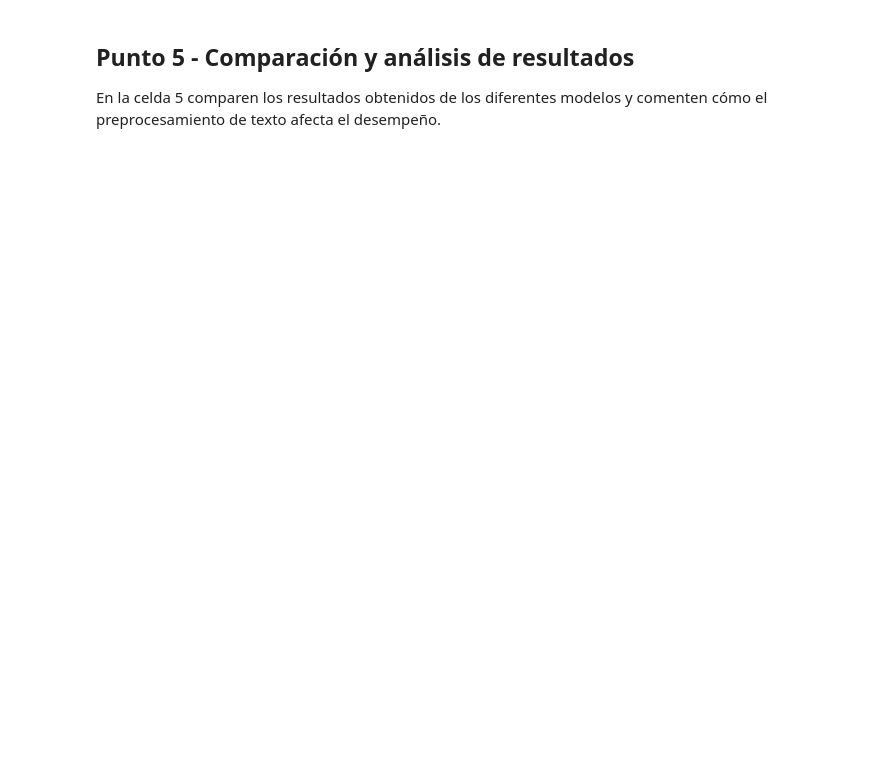
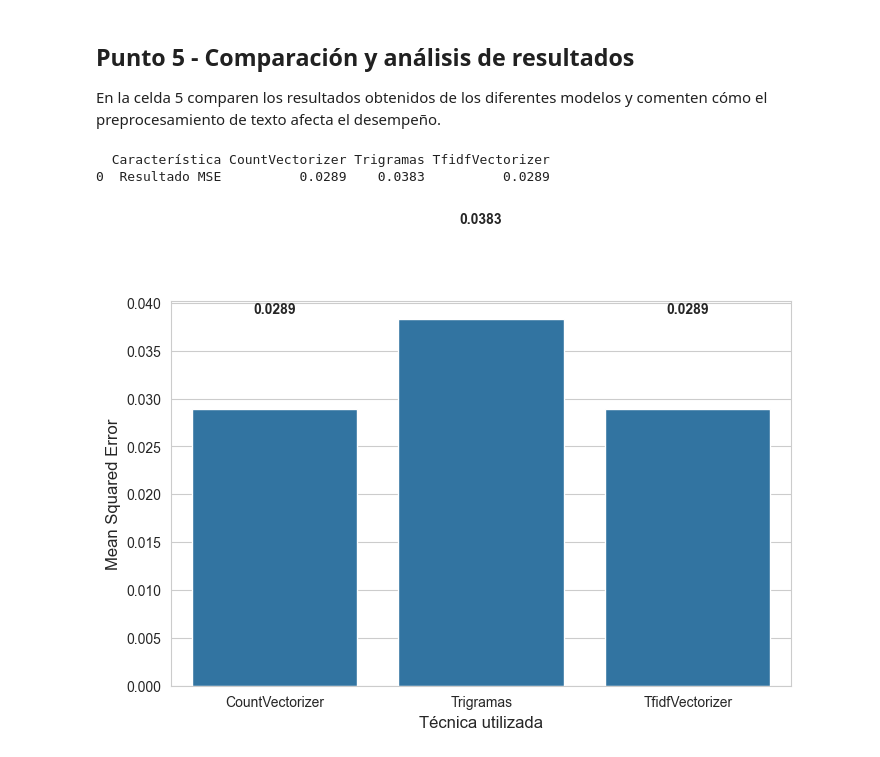
Before and after one commit to johnjmeneses/MIAD_ML_NLP_2026, a Jupyter notebook: Semana 4/TallerS4-G13.ipynb, the cells around one changed output. Cells and saved outputs as stored; diff of their text form; code cells hidden in the pictures; blank space fills up the shorter version.

```diff
--- a/Semana 4/TallerS4-G13.ipynb
+++ b/Semana 4/TallerS4-G13.ipynb
@@ -192,0 +208,36 @@ En la celda 5 comparen los resultados obtenidos de los diferentes modelos y come
+# %%
+# Celda 5 Código para graficos y tablas comparativas
+tabla_comparativa = {
+    "Característica": ["Resultado MSE"],
+    "CountVectorizer": [f"{mse1:.4f}"],
+    "Trigramas": [f"{mse:.4f}"],
+    "TfidfVectorizer": [f"{mse_TFIDF:.4f}"]
+}
+# Creamos el DataFrame
+tabla = pd.DataFrame(tabla_comparativa)
+print(tabla)
+
+#Visualizacion
+import matplotlib.pyplot as plt
+import seaborn as sns
+# Configuración de estilo
+plt.figure(figsize=(8, 5))
+sns.set_style("whitegrid")
+
+metodos = ['CountVectorizer', 'Trigramas', 'TfidfVectorizer']
+valores_mse = [mse1, mse, mse_TFIDF]
+
+grafico = sns.barplot(x=metodos, y=valores_mse)
+
+plt.ylabel('Mean Squared Error', fontsize=12)
+plt.xlabel('Técnica utilizada', fontsize=12)
+
+# Mostrar los valores encima de las barras
+for i, v in enumerate(valores_mse):
+    grafico.text(i, v + 0.01, f'{v:.4f}', ha='center', fontweight='bold')
+
+plt.show()
+# %% [output]
+  Característica CountVectorizer Trigramas TfidfVectorizer
+0  Resultado MSE          0.0289    0.0383          0.0289
+[figure, added]
```
Also changed, not shown: parts of 8 cells of this notebook.
